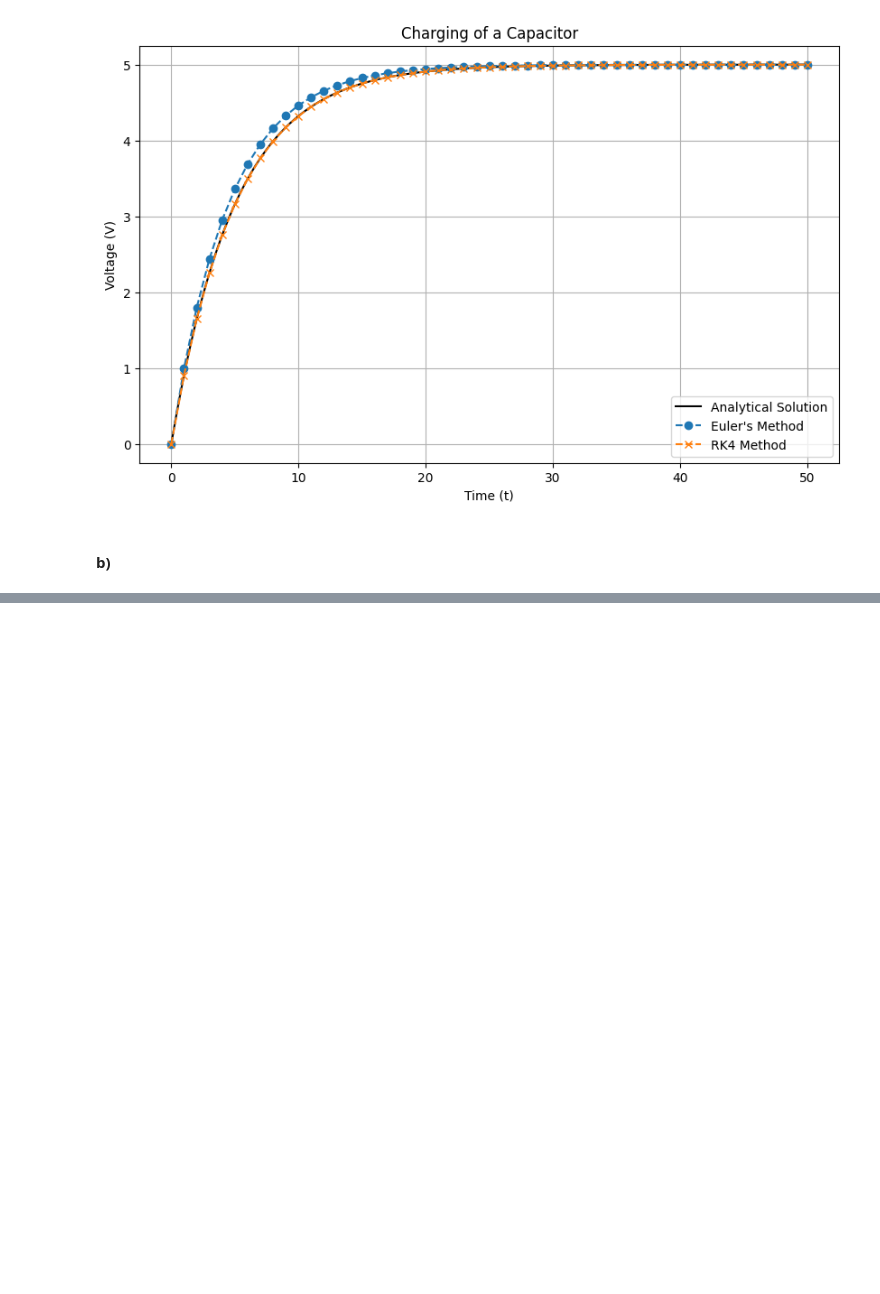
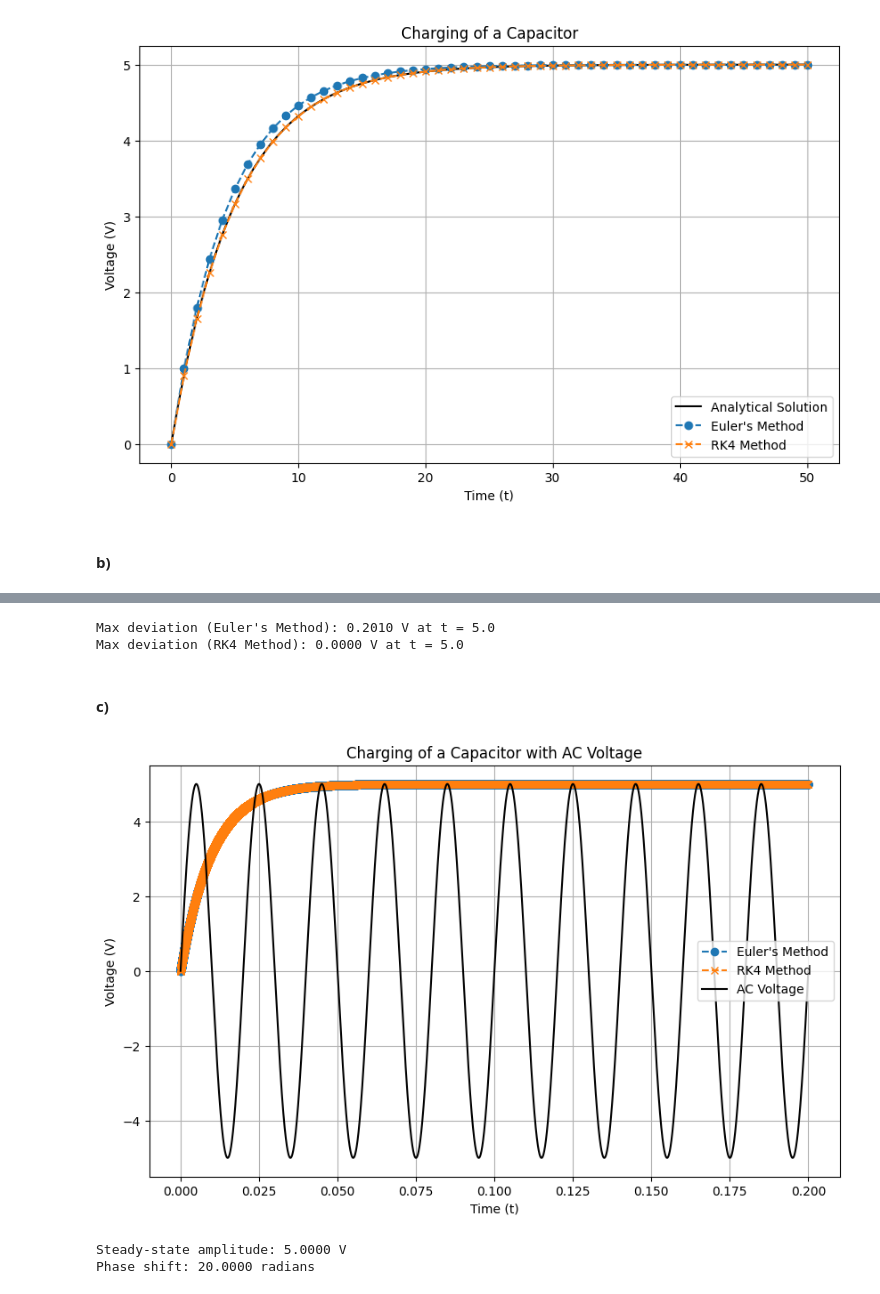
Before and after one commit to OlePearse-Danker/NUS_lab03, a Jupyter notebook: NUS_lab03_Pearse_Danker.ipynb, the cells around one changed output, grey strips where cells are left out. Drawn from its saved outputs; the diff is of its cells as text; code cells hidden in the pictures; blank space fills up the shorter version.

```diff
--- a/NUS_lab03_Pearse_Danker.ipynb
+++ b/NUS_lab03_Pearse_Danker.ipynb
@@ -83,0 +58,65 @@ Zeit der maximalen Abweichung für RK4-Methode: 13.0
+# %%
+# Calculate absolute deviations
+abs_dev_euler = np.abs(V_analytical(t_euler) - V_euler)
+abs_dev_rk4 = np.abs(V_analytical(t_rk4) - V_rk4)
+
+# Find maximum deviations and corresponding times
+max_dev_euler = np.max(abs_dev_euler)
+max_dev_time_euler = t_euler[np.argmax(abs_dev_euler)]
+
+max_dev_rk4 = np.max(abs_dev_rk4)
+max_dev_time_rk4 = t_rk4[np.argmax(abs_dev_rk4)]
+
+# Print the results
+print(f"Max deviation (Euler's Method): {max_dev_euler:.4f} V at t = {max_dev_time_euler}")
+print(f"Max deviation (RK4 Method): {max_dev_rk4:.4f} V at t = {max_dev_time_rk4}")
+# %% [output]
+Max deviation (Euler's Method): 0.2010 V at t = 5.0
+Max deviation (RK4 Method): 0.0000 V at t = 5.0
+# %% [markdown]
+#### c)
+# %%
+# New parameters for AC voltage
+R = 1  # resistance in ohms
+C = 0.01  # capacitance in farads
+V_A = 5  # amplitude of the AC voltage in volts
+omega_L = 100 * np.pi  # angular frequency in rad/s
+
+# Differential equation term with AC voltage
+def dV_dt_ac(t, V):
+    return (V_A * np.sin(omega_L * t) - V) / (R * C)
+
+# Initial condition
+V0 = 0
+# Time span and step size
+t_span = (0, 0.2)
+h = 5e-6
+
+# Solve the differential equation using Euler's method
+t_euler_ac, V_euler_ac = numkit.awp_euler(dV_dt,t_span, V0, h)
+
+# Solve the differential equation using RK4 method
+t_rk4_ac, V_rk4_ac = numkit.awp_rk4(dV_dt,t_span, V0, h)
+
+# Plot the results
+plt.figure(figsize=(10, 6))
+plt.plot(t_euler_ac, V_euler_ac, label="Euler's Method", linestyle='--', marker='o')
+plt.plot(t_rk4_ac, V_rk4_ac, label='RK4 Method', linestyle='--', marker='x')
+plt.plot(t_euler_ac, V_A * np.sin(omega_L * t_euler_ac), label='AC Voltage', color='black')
+plt.xlabel('Time (t)')
+plt.ylabel('Voltage (V)')
+plt.title('Charging of a Capacitor with AC Voltage')
+plt.legend()
+plt.grid(True)
+plt.show()
+
+# Calculate phase shift and steady-state amplitude
+steady_state_amplitude = np.max(V_rk4_ac)
+phase_shift = np.argmax(V_rk4_ac) * h * omega_L / np.pi  # phase shift in radians
+
+print(f"Steady-state amplitude: {steady_state_amplitude:.4f} V")
+print(f"Phase shift: {phase_shift:.4f} radians")
+# %% [output]
+[figure, added]
+Steady-state amplitude: 5.0000 V
+Phase shift: 20.0000 radians
```
Also changed, not shown: parts of 1 cell of this notebook.
